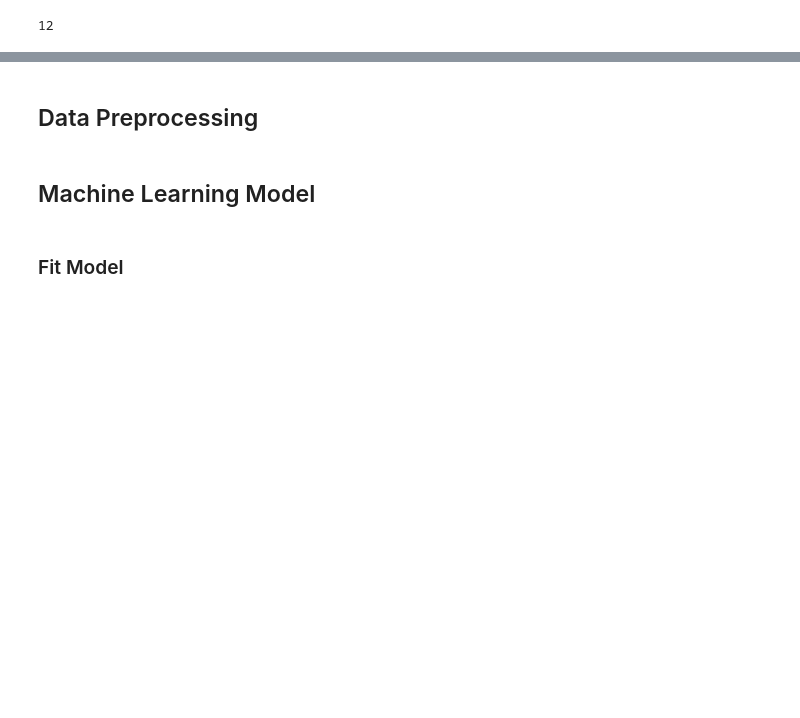
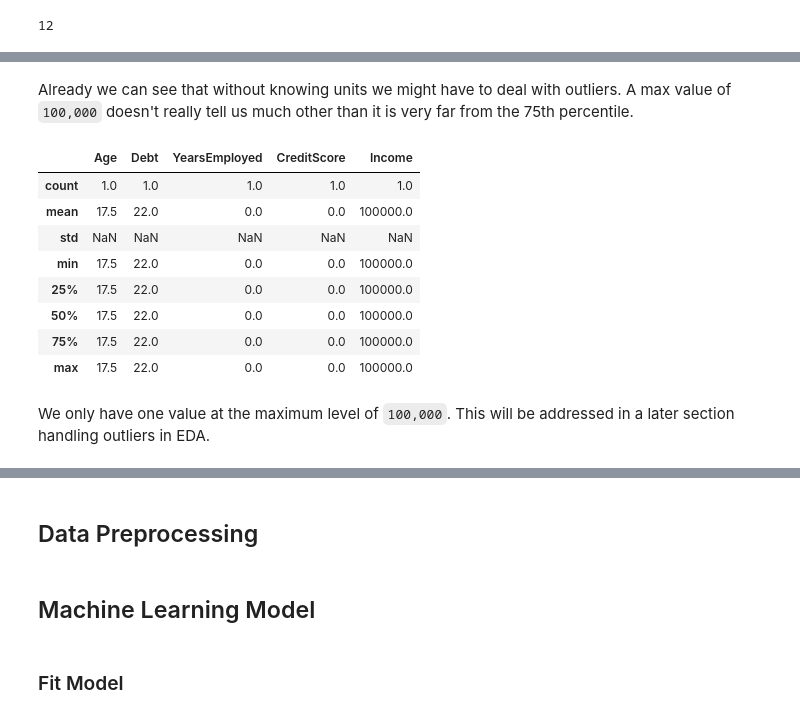
Before and after one commit to nvbergen/DC_project_CC_apps, a Jupyter notebook: Code/Credit approval Project.ipynb, the cells around one changed output, grey strips where cells are left out. Saved outputs shown, nothing was run; the diff lists cells and outputs as text; code cells hidden in the pictures; blank space fills up the shorter version.

```diff
--- a/Code/Credit approval Project.ipynb
+++ b/Code/Credit approval Project.ipynb
@@ -306,0 +570,16 @@ for col in apps.columns:
+# %% [markdown]
+Already we can see that without knowing units we might have to deal with outliers. A max value of `100,000` doesn't really tell us much other than it is very far from the 75th percentile.
+# %%
+apps[apps['Income']==100000].describe()
+# %% [output]
+|  | Age | Debt | YearsEmployed | CreditScore | Income |
+| count | 1.0 | 1.0 | 1.0 | 1.0 | 1.0 |
+| mean | 17.5 | 22.0 | 0.0 | 0.0 | 100000.0 |
+| std | NaN | NaN | NaN | NaN | NaN |
+| min | 17.5 | 22.0 | 0.0 | 0.0 | 100000.0 |
+| 25% | 17.5 | 22.0 | 0.0 | 0.0 | 100000.0 |
+| 50% | 17.5 | 22.0 | 0.0 | 0.0 | 100000.0 |
+| 75% | 17.5 | 22.0 | 0.0 | 0.0 | 100000.0 |
+| max | 17.5 | 22.0 | 0.0 | 0.0 | 100000.0 |
+# %% [markdown]
+We only have one value at the maximum level of `100,000`. This will be addressed in a later section handling outliers in EDA.
```
Also changed, not shown: parts of 61 cells of this notebook.
